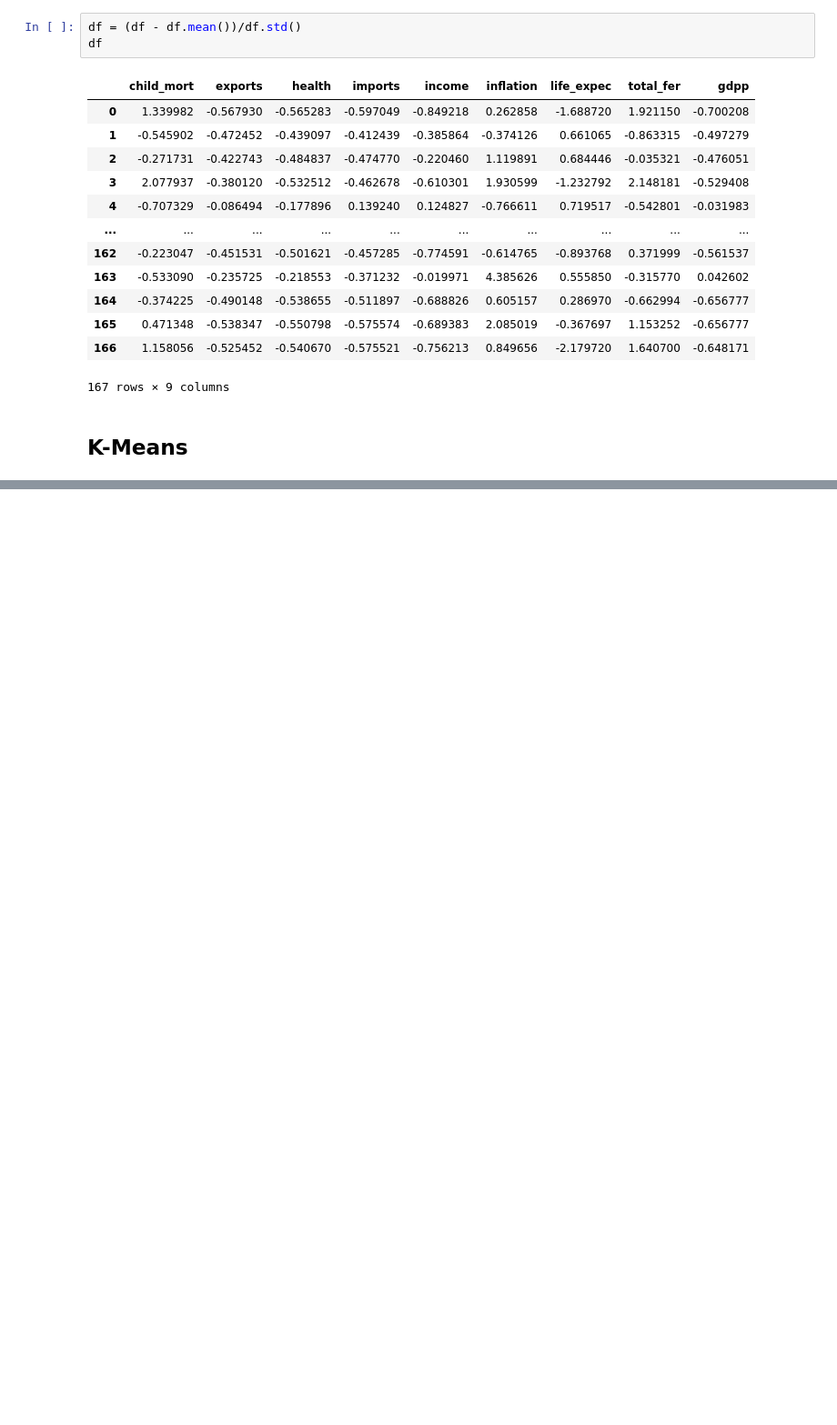
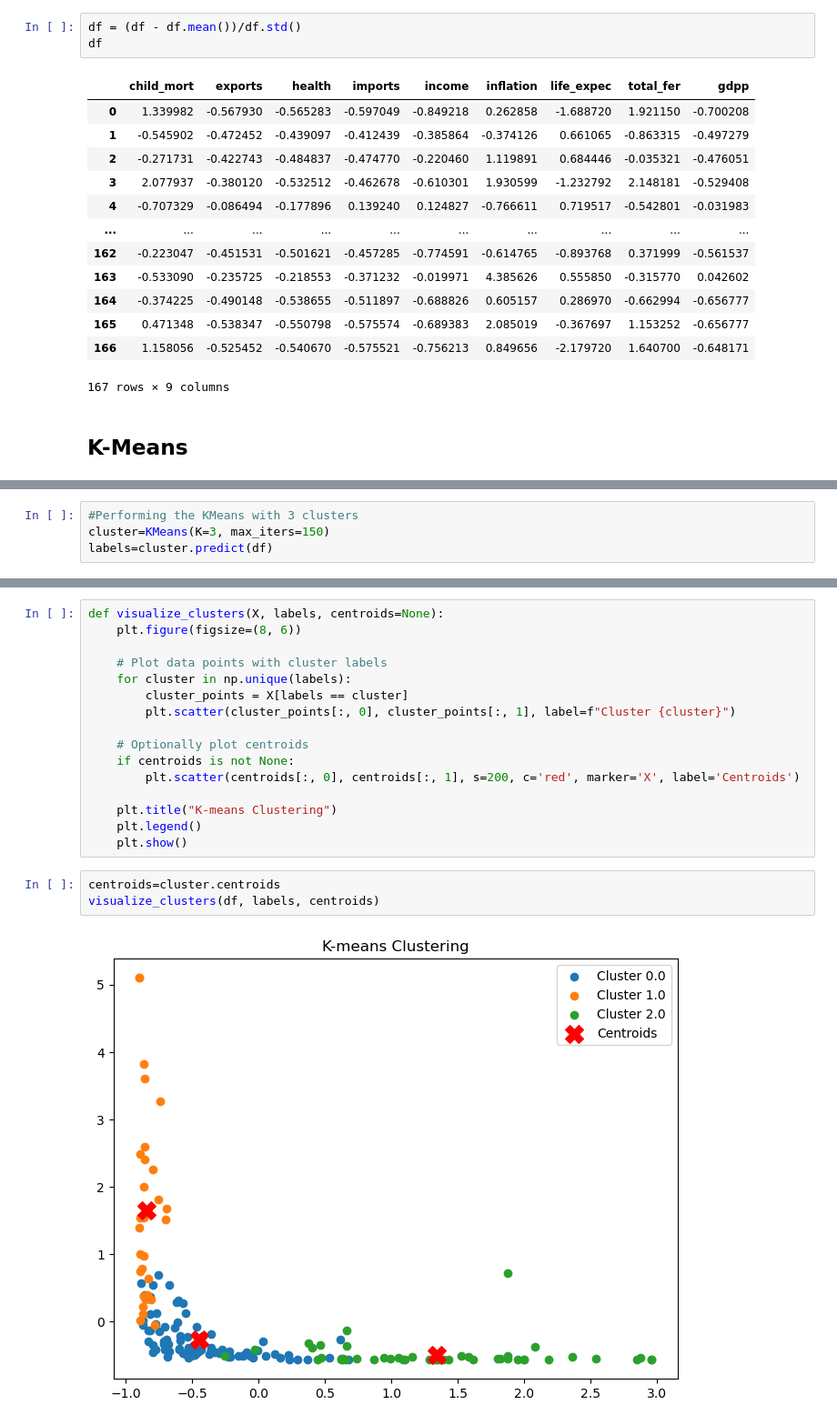
Before and after one commit to Sumay010306/GIT3-MRM, a Jupyter notebook: TASK-10.ipynb, the cells around one changed output, grey strips where cells are left out. Shown at 91% size. Drawn from its saved outputs; the diff is of its cells as text; blank space fills up the shorter version.

```diff
--- a/TASK-10.ipynb
+++ b/TASK-10.ipynb
@@ -646,0 +817,4 @@ df
+# %%
+#Performing the KMeans with 3 clusters
+cluster=KMeans(K=3, max_iters=150)
+labels=cluster.predict(df)
@@ -646,0 +876,21 @@ df
+# %%
+def visualize_clusters(X, labels, centroids=None):
+    plt.figure(figsize=(8, 6))
+
+    # Plot data points with cluster labels
+    for cluster in np.unique(labels):
+        cluster_points = X[labels == cluster]
+        plt.scatter(cluster_points[:, 0], cluster_points[:, 1], label=f"Cluster {cluster}")
+
+    # Optionally plot centroids
+    if centroids is not None:
+        plt.scatter(centroids[:, 0], centroids[:, 1], s=200, c='red', marker='X', label='Centroids')
+
+    plt.title("K-means Clustering")
+    plt.legend()
+    plt.show()
+# %%
+centroids=cluster.centroids
+visualize_clusters(df, labels, centroids)
+# %% [output]
+[figure, added]
```
Also changed, not shown: parts of 19 cells of this notebook.
